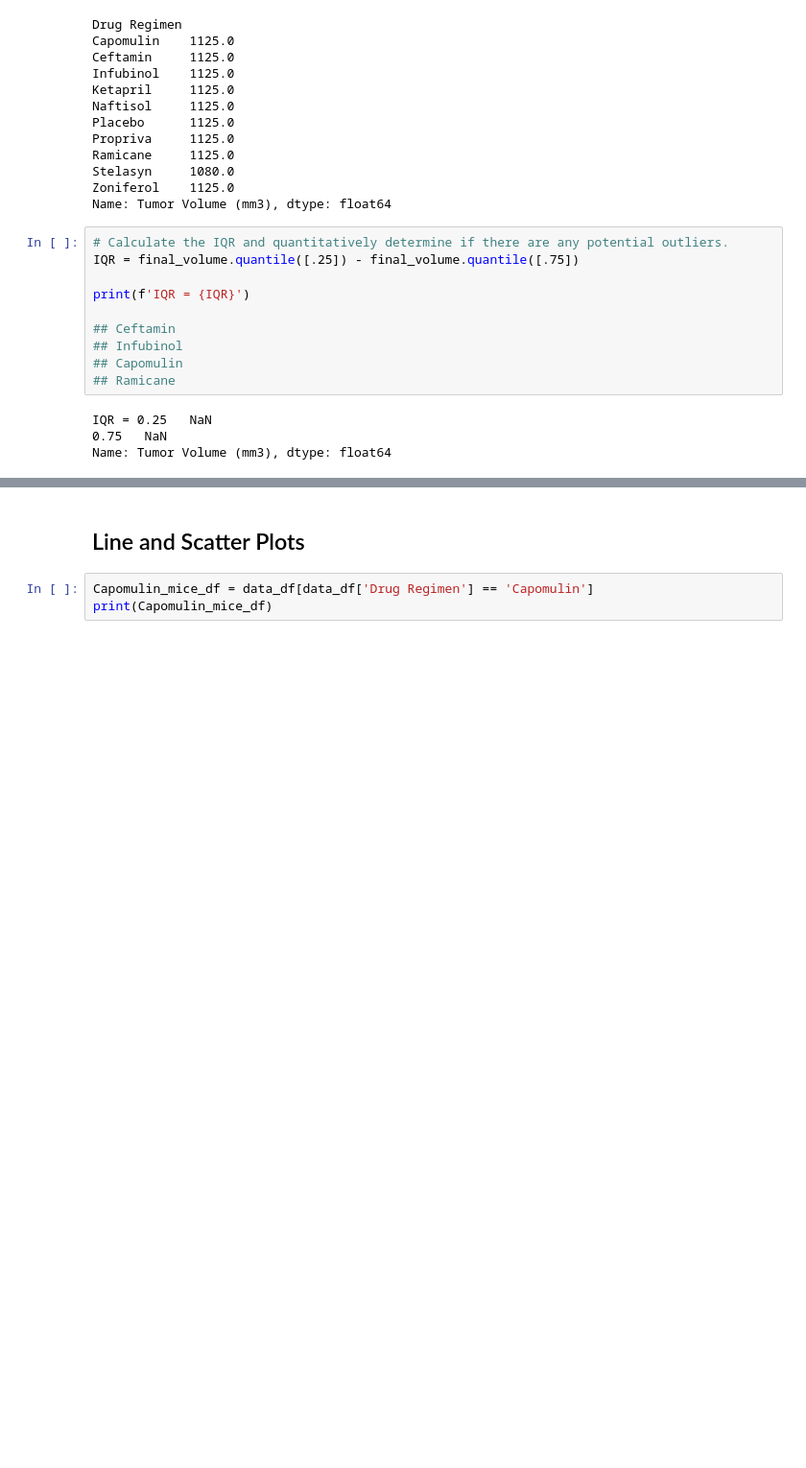
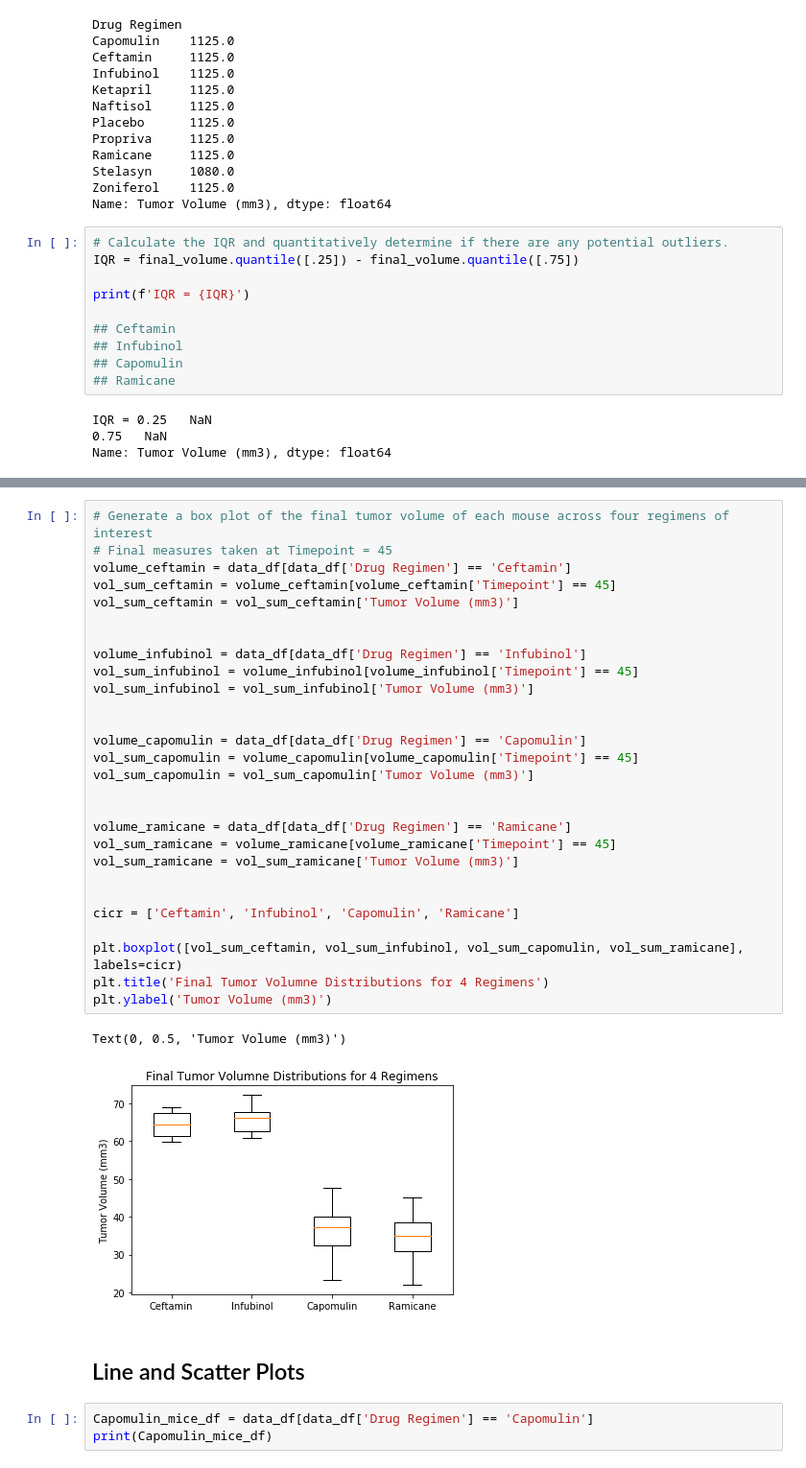
Before and after one commit to bonem97/Matplotlib-Challenge, a Jupyter notebook: pymaceuticals.ipynb, the cells around one changed output, grey strips where cells are left out. Shown: that part at 96% size. Saved outputs shown, nothing was run; the diff lists cells and outputs as text; blank space fills up the shorter version.

```diff
--- a/pymaceuticals.ipynb
+++ b/pymaceuticals.ipynb
@@ -245,3 +263,34 @@ Text(0, 0.5, 'Tumor Volume (mm3)')
+# %%
+# Generate a box plot of the final tumor volume of each mouse across four regimens of interest
+# Final measures taken at Timepoint = 45
+volume_ceftamin = data_df[data_df['Drug Regimen'] == 'Ceftamin']
+vol_sum_ceftamin = volume_ceftamin[volume_ceftamin['Timepoint'] == 45]
+vol_sum_ceftamin = vol_sum_ceftamin['Tumor Volume (mm3)']
+
+
+volume_infubinol = data_df[data_df['Drug Regimen'] == 'Infubinol']
+vol_sum_infubinol = volume_infubinol[volume_infubinol['Timepoint'] == 45]
+vol_sum_infubinol = vol_sum_infubinol['Tumor Volume (mm3)']
+
+
+volume_capomulin = data_df[data_df['Drug Regimen'] == 'Capomulin']
+vol_sum_capomulin = volume_capomulin[volume_capomulin['Timepoint'] == 45]
+vol_sum_capomulin = vol_sum_capomulin['Tumor Volume (mm3)']
+
+
+volume_ramicane = data_df[data_df['Drug Regimen'] == 'Ramicane']
+vol_sum_ramicane = volume_ramicane[volume_ramicane['Timepoint'] == 45]
+vol_sum_ramicane = vol_sum_ramicane['Tumor Volume (mm3)']
+
+
+cicr = ['Ceftamin', 'Infubinol', 'Capomulin', 'Ramicane']
+
+plt.boxplot([vol_sum_ceftamin, vol_sum_infubinol, vol_sum_capomulin, vol_sum_ramicane], labels=cicr)
+plt.title('Final Tumor Volumne Distributions for 4 Regimens')
+plt.ylabel('Tumor Volume (mm3)')
+# %% [output]
+Text(0, 0.5, 'Tumor Volume (mm3)')
+[figure, added]
 # %% [markdown]
 ## Line and Scatter Plots
 # %%
```
Also changed, not shown: parts of 3 cells of this notebook.
